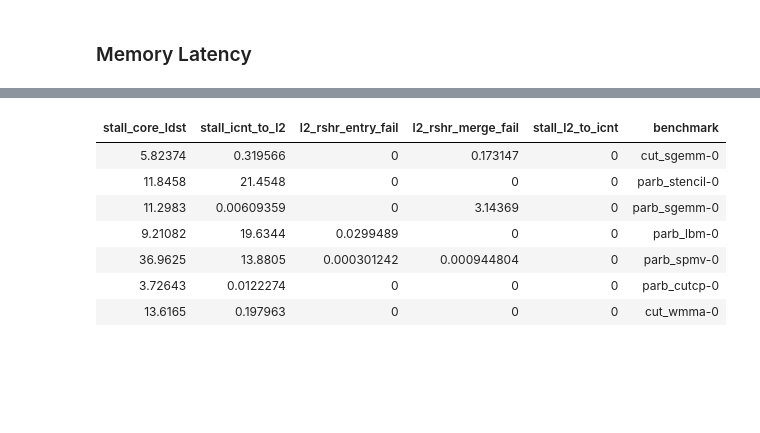
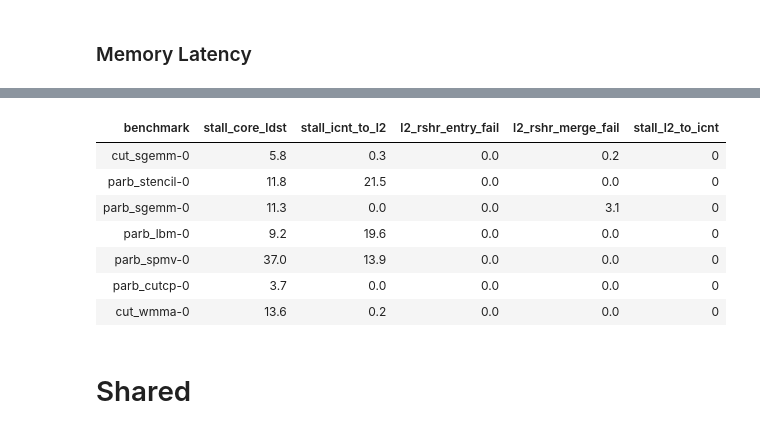
Before and after one commit to UofT-EcoSystem/gpgpu-sim_simulations, a Jupyter notebook: util/job_launching/results/gen-table.ipynb, the cells around one changed output, grey strips where cells are left out. Drawn from its saved outputs; the diff is of its cells as text; code cells hidden in the pictures; blank space fills up the shorter version.

```diff
--- a/util/job_launching/results/gen-table.ipynb
+++ b/util/job_launching/results/gen-table.ipynb
@@ -40,11 +65,22 @@ df['grid'] = df['grid_x'] * df['grid_y'] * df['grid_z']
 df['block'] = df['block_x'] * df['block_y'] * df['block_z']
 # df['runtime'] = df['runtime'].astype(float)
 df['achieved ctas/SM'] = pd.DataFrame([basic['grid'] / 80, df['ctas/SM']]).min()
+df['avg_dram_bw'] = df['dram_bw'].transform(avg_array)
 
 
-basic = df[['benchmark', 'grid', 'block', 'ctas/SM', 'achieved ctas/SM', 'runtime', 'instructions']]
+basic = df[['benchmark', 'grid', 'block', 'ctas/SM', 'achieved ctas/SM', 'runtime', 'instructions',
+           'l1D_miss_rate', 'l2_miss_rate', 'avg_dram_bw']]
 
 
 # style the table
-basic.style.set_table_styles(table_style).hide_index()
+basic.style.set_table_styles(table_style).hide_index()\
+            .format({'runtime': "{:,}", 'instructions': '{:,}',
+                     'achieved ctas/SM': '{:.1f}',
+#                      'avg_dram_bw':'{:.2f}'
+                    })\
+            .apply(color_CM, axis=1)
+
+
+# Observations:
+# 1. spmv has a relatively high L1D cache hit rate. We should somehow give higher priority to spmv in L1D
 # %% [output]
@@ -85,19 +123,24 @@ mem.style.set_table_styles(table_style).hide_index()
 # %%
 stall = df[['stall_core_ldst', 'stall_icnt_to_l2', 'l2_rshr_entry_fail',
        'l2_rshr_merge_fail', 'stall_l2_to_icnt']].div(df[['runtime']].iloc[:, 0], axis=0)
 
-stall['benchmark'] = df['benchmark']
+stall = pd.concat([df['benchmark'], stall], axis=1)
 
-stall.style.set_table_styles(table_style).hide_index()
-
-
-###### CHECK if the values are correct!!!!!!!!!!!!
+stall.style.set_table_styles(table_style) \
+            .hide_index() \
+            .format({'stall_core_ldst':'{:.1f}',
+                     'stall_icnt_to_l2':'{:.1f}',
+                     'l2_rshr_entry_fail':'{:.1f}',
+                     'l2_rshr_merge_fail':'{:.1f}'})\
+            .apply(color_CM, axis=1)
 # %% [output]
-| stall_core_ldst | stall_icnt_to_l2 | l2_rshr_entry_fail | l2_rshr_merge_fail | stall_l2_to_icnt | benchmark |
-| 5.82374 | 0.319566 | 0 | 0.173147 | 0 | cut_sgemm-0 |
-| 11.8458 | 21.4548 | 0 | 0 | 0 | parb_stencil-0 |
-| 11.2983 | 0.00609359 | 0 | 3.14369 | 0 | parb_sgemm-0 |
-| 9.21082 | 19.6344 | 0.0299489 | 0 | 0 | parb_lbm-0 |
-| 36.9625 | 13.8805 | 0.000301242 | 0.000944804 | 0 | parb_spmv-0 |
-| 3.72643 | 0.0122274 | 0 | 0 | 0 | parb_cutcp-0 |
-| 13.6165 | 0.197963 | 0 | 0 | 0 | cut_wmma-0 |
+| benchmark | stall_core_ldst | stall_icnt_to_l2 | l2_rshr_entry_fail | l2_rshr_merge_fail | stall_l2_to_icnt |
+| cut_sgemm-0 | 5.8 | 0.3 | 0.0 | 0.2 | 0 |
+| parb_stencil-0 | 11.8 | 21.5 | 0.0 | 0.0 | 0 |
+| parb_sgemm-0 | 11.3 | 0.0 | 0.0 | 3.1 | 0 |
+| parb_lbm-0 | 9.2 | 19.6 | 0.0 | 0.0 | 0 |
+| parb_spmv-0 | 37.0 | 13.9 | 0.0 | 0.0 | 0 |
+| parb_cutcp-0 | 3.7 | 0.0 | 0.0 | 0.0 | 0 |
+| cut_wmma-0 | 13.6 | 0.2 | 0.0 | 0.0 | 0 |
+# %% [markdown]
+# Shared
```
Also changed, not shown: parts of 20 cells of this notebook.
